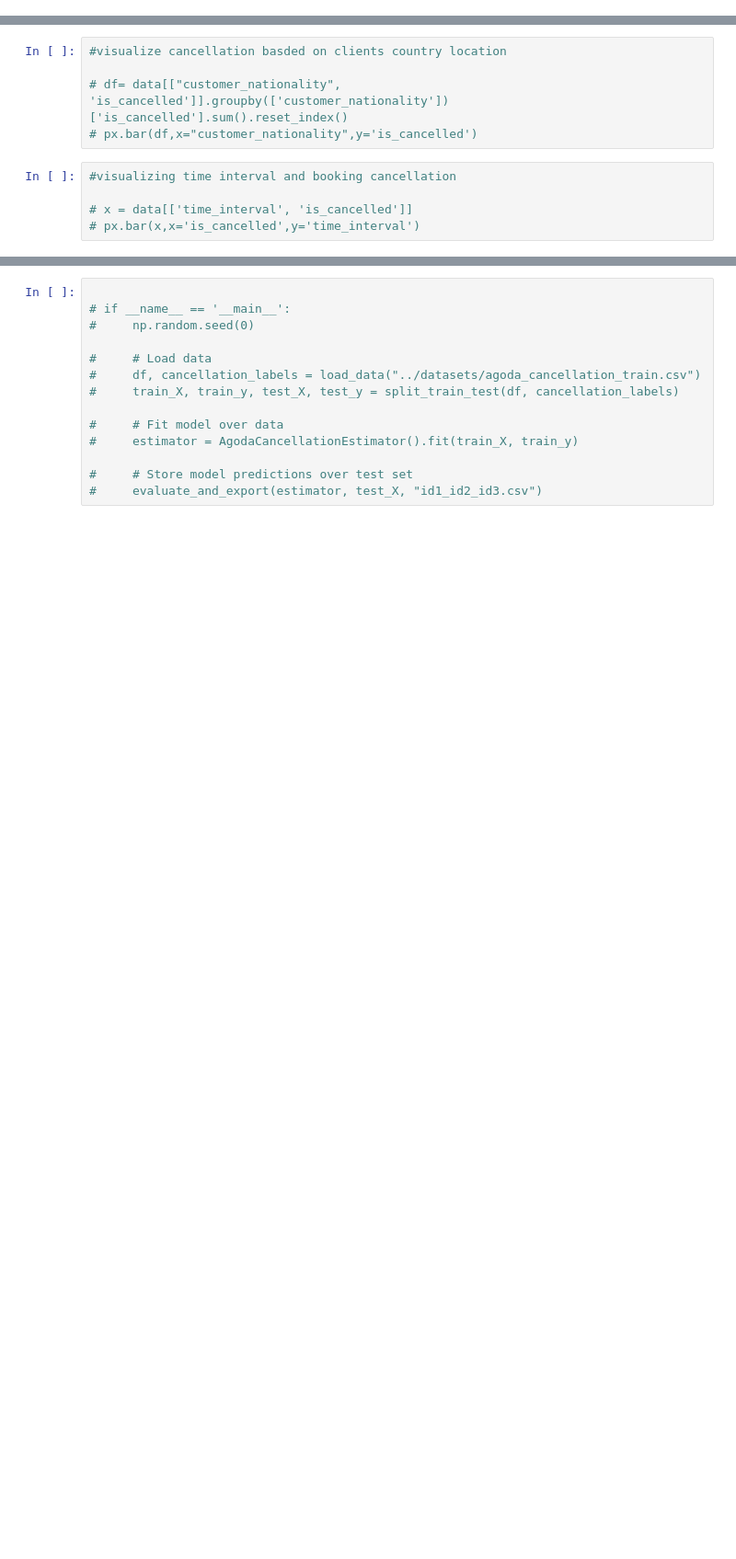
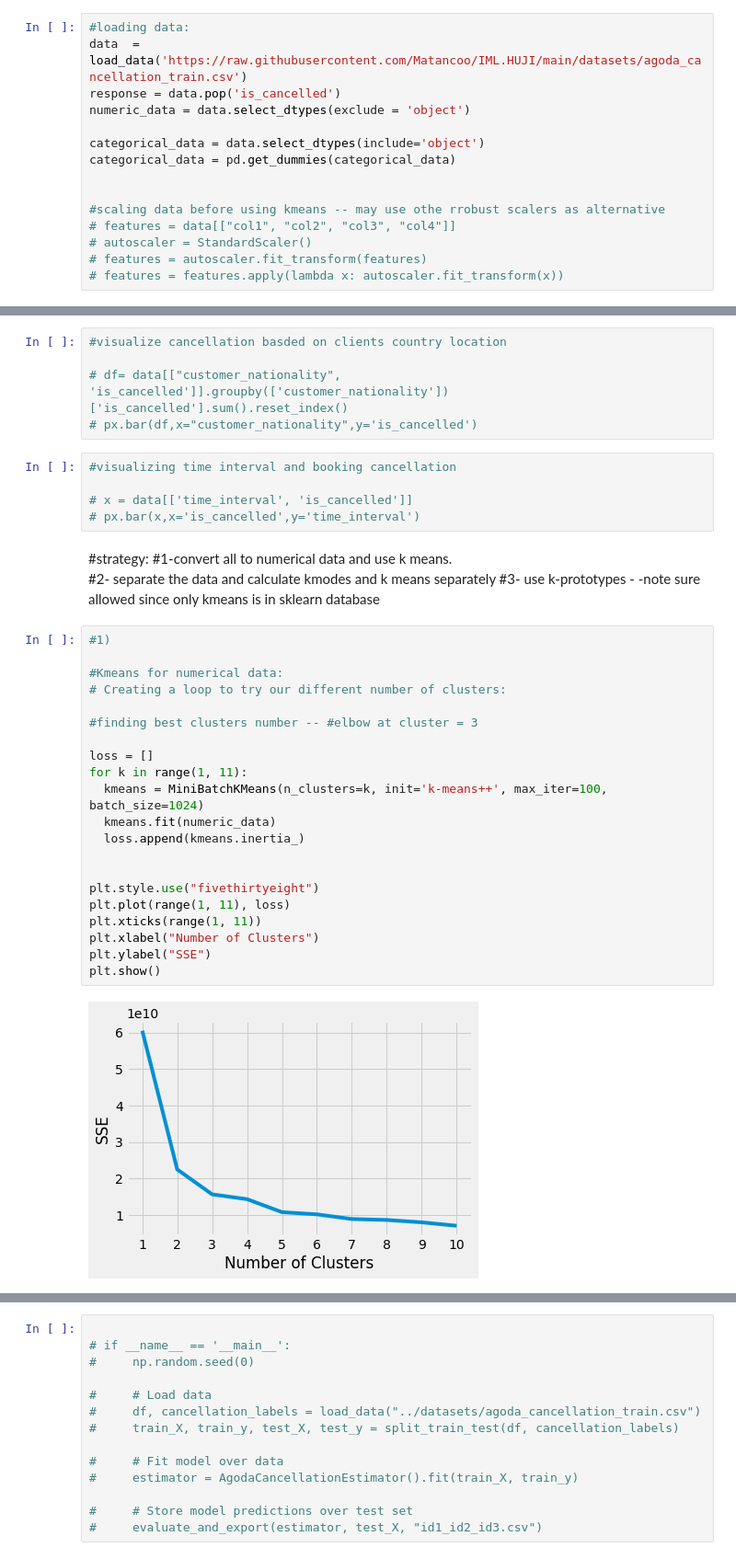
Before and after one commit to Matancoo/IML.HUJI, a Jupyter notebook: challenge/DATA_CHALLENGE.ipynb, the cells around one changed output, grey strips where cells are left out. Shown at 92% size. Drawn from its saved outputs; the diff is of its cells as text; blank space fills up the shorter version.

```diff
--- a/challenge/DATA_CHALLENGE.ipynb
+++ b/challenge/DATA_CHALLENGE.ipynb
@@ -191,3 +190,18 @@ Length: 296, dtype: object
+# %%
+#loading data:
+data  = load_data('https://raw.githubusercontent.com/Matancoo/IML.HUJI/main/datasets/agoda_cancellation_train.csv')
+response = data.pop('is_cancelled')
+numeric_data = data.select_dtypes(exclude = 'object')
+
+categorical_data = data.select_dtypes(include='object')
+categorical_data = pd.get_dummies(categorical_data)
+
+
+#scaling data before using kmeans -- may use othe rrobust scalers as alternative
+# features = data[["col1", "col2", "col3", "col4"]]
+# autoscaler = StandardScaler()
+# features = autoscaler.fit_transform(features)
+# features = features.apply(lambda x: autoscaler.fit_transform(x))
 # %%
 # visualize cancellation basded on hotel country location
 
@@ -203,3 +235,31 @@ Length: 296, dtype: object
 
 # x = data[['time_interval', 'is_cancelled']]
 # px.bar(x,x='is_cancelled',y='time_interval')
+# %% [markdown]
+#strategy:
+#1-convert all to numerical data and use k means.
+#2- separate the data and calculate kmodes and k means separately
+#3- use k-prototypes - -note sure allowed since only kmeans is in sklearn database
+# %%
+#1)
+
+#Kmeans for numerical data:
+# Creating a loop to try our different number of clusters:
+
+#finding best clusters number -- #elbow at cluster = 3
+
+loss = []
+for k in range(1, 11):
+  kmeans = MiniBatchKMeans(n_clusters=k, init='k-means++', max_iter=100, batch_size=1024)
+  kmeans.fit(numeric_data)
+  loss.append(kmeans.inertia_)
+
+
+plt.style.use("fivethirtyeight")
+plt.plot(range(1, 11), loss)
+plt.xticks(range(1, 11))
+plt.xlabel("Number of Clusters")
+plt.ylabel("SSE")
+plt.show()
+# %% [output]
+[figure, added]
```
Also changed, not shown: parts of 13 cells of this notebook.
